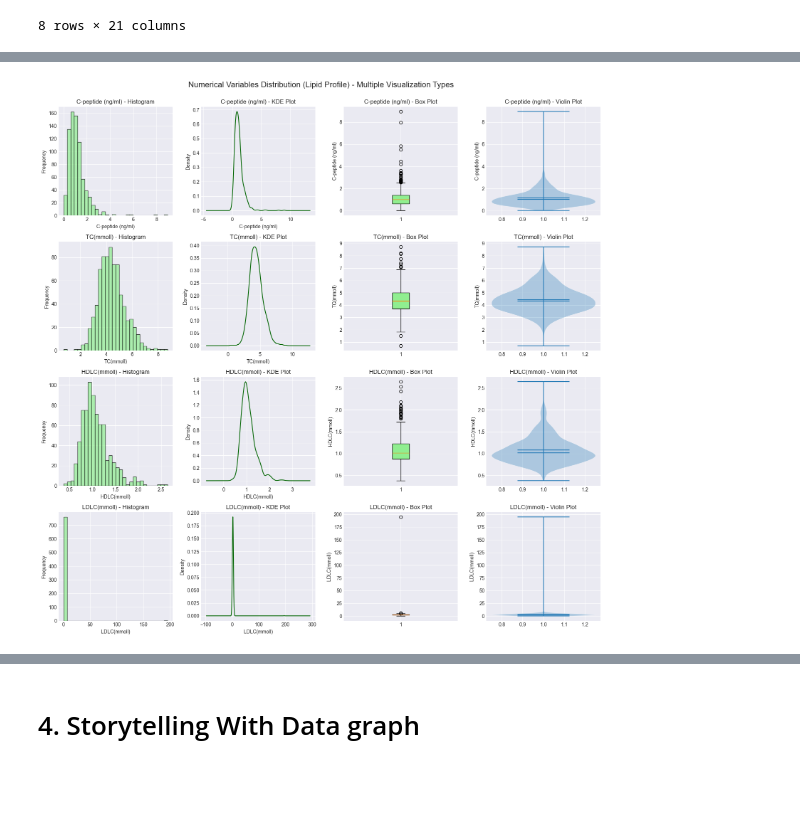
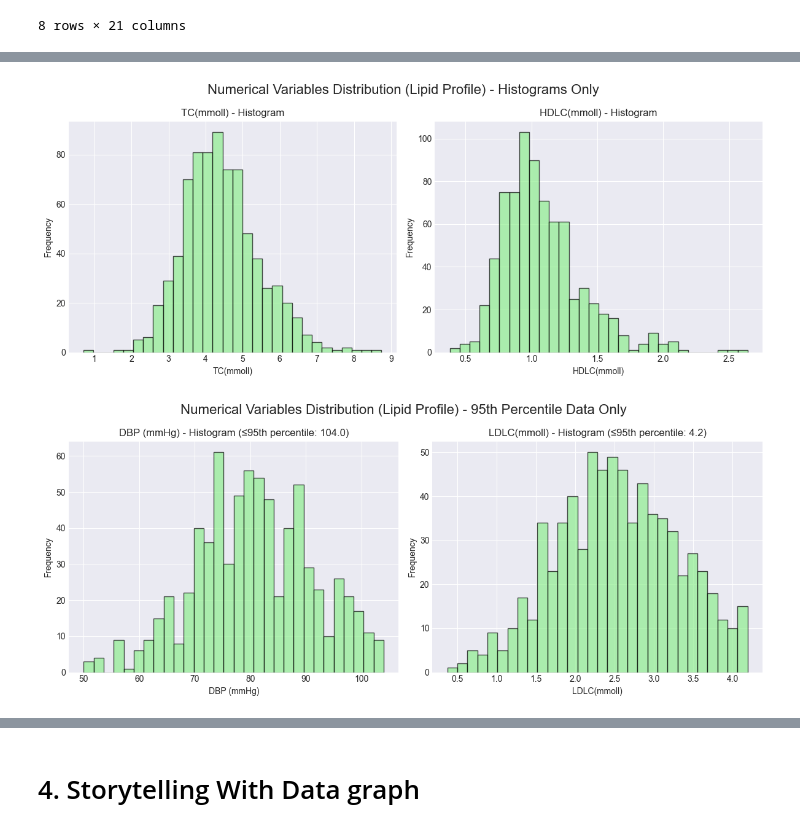
Before and after one commit to reynolkb-bu/bu-cds-dx699-2025-summer, a Jupyter notebook: notebooks/week-4/OMDS-ModB2-Week4-Reynolds-Kyle.ipynb, the cells around one changed output, grey strips where cells are left out. Saved outputs shown, nothing was run; the diff lists cells and outputs as text; code cells hidden in the pictures; blank space fills up the shorter version.

```diff
--- a/notebooks/week-4/OMDS-ModB2-Week4-Reynolds-Kyle.ipynb
+++ b/notebooks/week-4/OMDS-ModB2-Week4-Reynolds-Kyle.ipynb
@@ -219,30 +202,36 @@ plt.show()
 # %%
-fig, axes = plt.subplots(4, 4, figsize=(16, 16))
-fig.suptitle('Numerical Variables Distribution (Lipid Profile) - Multiple Visualization Types', fontsize=16)
+fig, axes = plt.subplots(1, 2, figsize=(12, 5))
+fig.suptitle('Numerical Variables Distribution (Lipid Profile) - Histograms Only', fontsize=16)
 
-for row, col in enumerate(numerical_cols[10:14]):
+for idx, col in enumerate(numerical_cols[10:12]):
     data = df[col].dropna()
 
-    axes[row, 0].hist(data, bins=30, edgecolor='black', alpha=0.7, color='lightgreen')
-    axes[row, 0].set_title(f'{col} - Histogram')
-    axes[row, 0].set_xlabel(col)
-    axes[row, 0].set_ylabel('Frequency')
+    axes[idx].hist(data, bins=30, edgecolor='black', alpha=0.7, color='lightgreen')
+    axes[idx].set_title(f'{col} - Histogram')
+    axes[idx].set_xlabel(col)
+    axes[idx].set_ylabel('Frequency')
 
-    data.plot.kde(ax=axes[row, 1], color='darkgreen')
-    axes[row, 1].set_title(f'{col} - KDE Plot')
-    axes[row, 1].set_xlabel(col)
-
-    box = axes[row, 2].boxplot(data, vert=True, patch_artist=True)
-    box['boxes'][0].set_facecolor('lightgreen')
-    axes[row, 2].set_title(f'{col} - Box Plot')
-    axes[row, 2].set_ylabel(col)
-
-    parts = axes[row, 3].violinplot(data, vert=True, showmeans=True, showmedians=True)
-    axes[row, 3].set_title(f'{col} - Violin Plot')
-    axes[row, 3].set_ylabel(col)
-
-plt.tight_layout(rect=(0, 0, 1, 0.98))
+plt.tight_layout()
 plt.show()
 # %% [output]
-[figure, old version]
+[figure, new version]
+# %%
+fig, axes = plt.subplots(1, 2, figsize=(12, 5))
+fig.suptitle('Numerical Variables Distribution (Lipid Profile) - 95th Percentile Data Only', fontsize=16)
+
+for idx, col in enumerate(numerical_cols[12:14]):
+    data = df[col].dropna()
+
+    percentile_95 = data.quantile(0.95)
+    data_filtered = data[data <= percentile_95]
+
+    axes[idx].hist(data_filtered, bins=30, edgecolor='black', alpha=0.7, color='lightgreen')
+    axes[idx].set_title(f'{col} - Histogram (≤95th percentile: {percentile_95:.1f})')
+    axes[idx].set_xlabel(col)
+    axes[idx].set_ylabel('Frequency')
+
+plt.tight_layout()
+plt.show()
+# %% [output]
+[figure, added]
 # %% [markdown]
```
Also changed, not shown: parts of 9 cells of this notebook.
